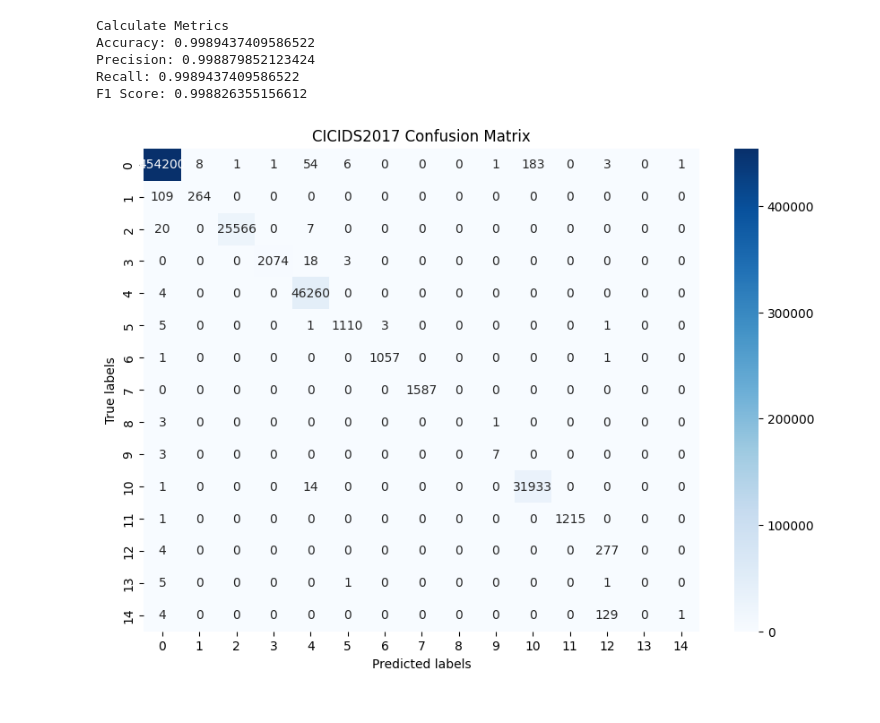
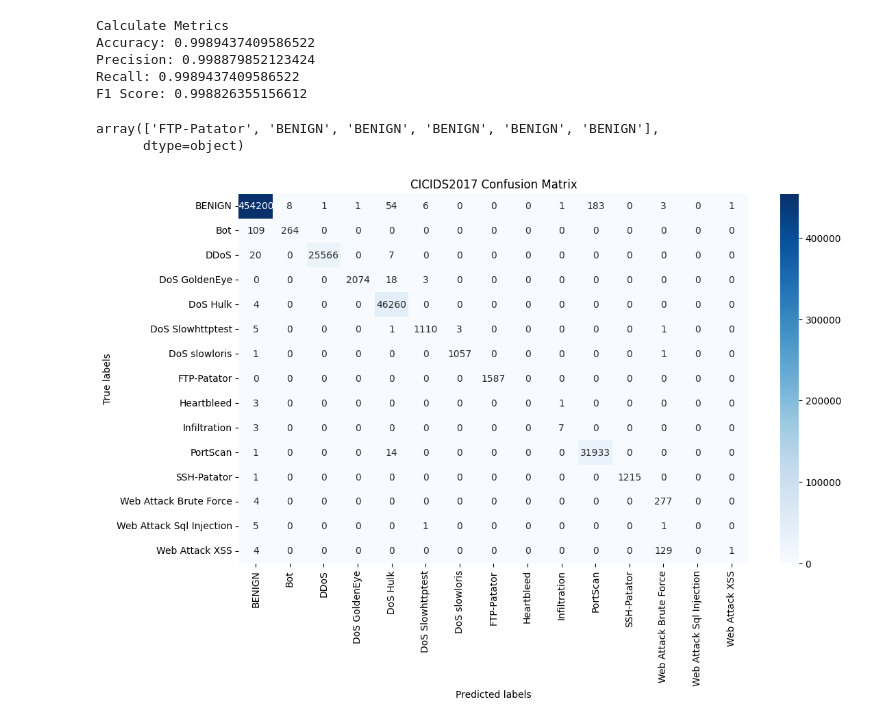
Before and after one commit to kurtgrothe/capstone, a Jupyter notebook: CAPSTONE.ipynb, the cells around one changed output. Drawn from its saved outputs; the diff is of its cells as text; code cells hidden in the pictures.

Commit message:
updated matrix, report, add pickle files

```diff
--- a/CAPSTONE.ipynb
+++ b/CAPSTONE.ipynb
@@ -850,22 +841,42 @@ Accuracy: 0.9989437409586522
 Precision: 0.998879852123424
 Recall: 0.9989437409586522
 F1 Score: 0.998826355156612
+# %%
+with open("accuracy.pickle", "wb") as file:
+    pickle.dump(acc, file)
+
+with open("precision.pickle", "wb") as file:
+    pickle.dump(precision, file)
+
+with open("recall.pickle", "wb") as file:
+    pickle.dump(recall, file)
+
+with open("f1.pickle", "wb") as file:
+    pickle.dump(f1, file)
 # %%
 # Convert Encoded labels back to text labels for the confusion matrix
 predicted_text_labels = le.inverse_transform(predicted_labels)
 test_text_labels = le.inverse_transform(test_labels)
+# %%
+test_text_labels[:6]
+# %% [output]
+array(['FTP-Patator', 'BENIGN', 'BENIGN', 'BENIGN', 'BENIGN', 'BENIGN'],
+      dtype=object)
 # %%
 # Calculate confusion matrix
 # cm = confusion_matrix(test_labels, predicted_labels)
 cm = confusion_matrix(test_text_labels, predicted_text_labels, labels=le.classes_)
 # Plot confusion matrix
-plt.figure(figsize=(10, 7))
+plt.figure(figsize=(12, 7))
 sns.heatmap(cm, annot=True, fmt='d', cmap='Blues', xticklabels=le.classes_, yticklabels=le.classes_)
 plt.xlabel('Predicted labels')
 plt.ylabel('True labels')
 plt.title('CICIDS2017 Confusion Matrix')
 plt.show()
+
+with open("confusion.pickle", "wb") as file:
+    pickle.dump(cm, file)
 # %% [output]
-[figure, old version]
+[figure, new version]
 # %%
 # Classification report
```
Also changed, not shown: parts of 12 cells of this notebook, 6 other files.
